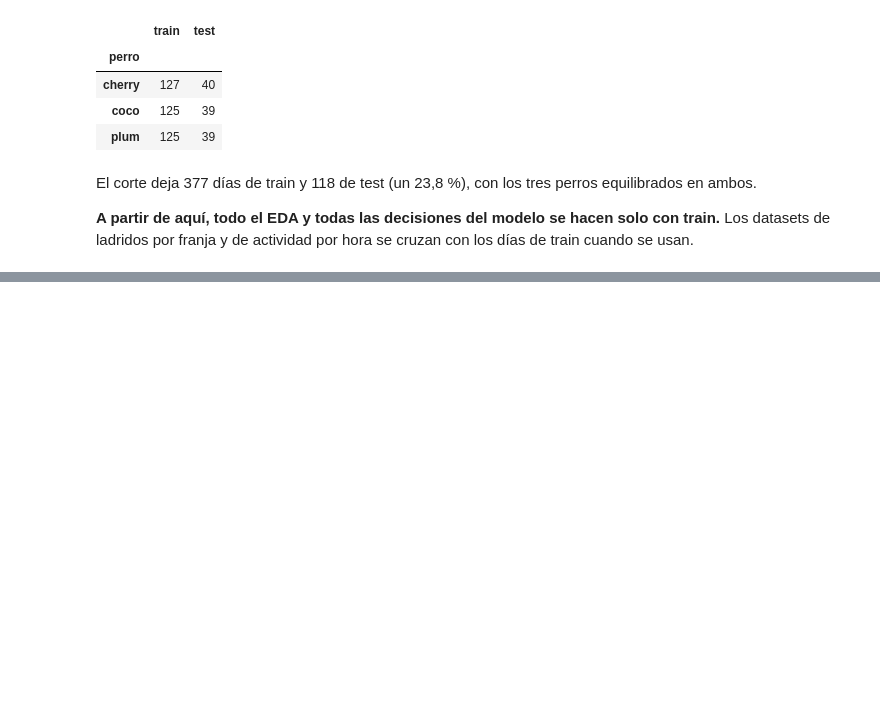
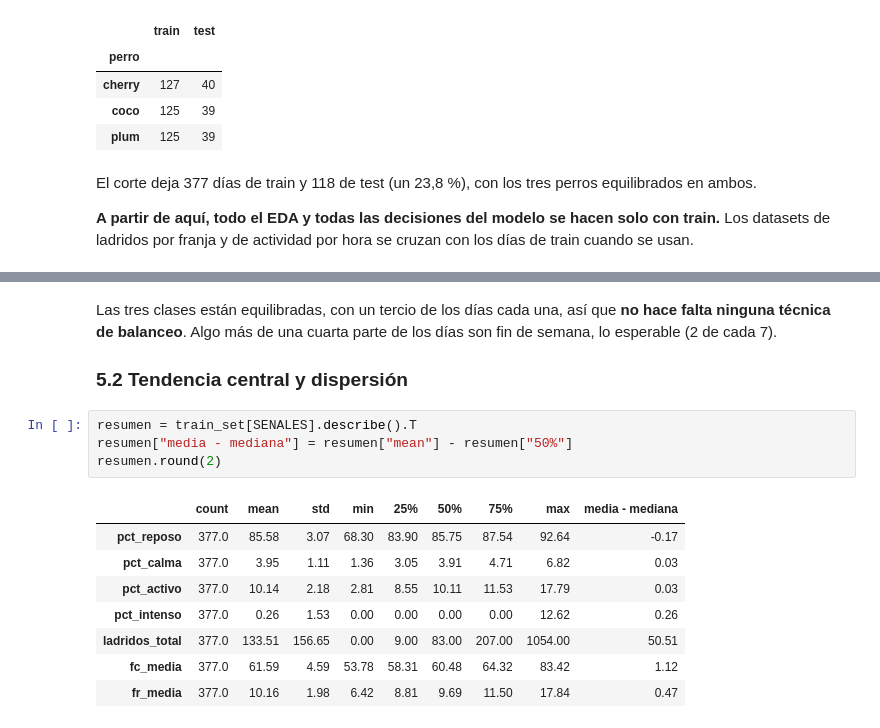
Before and after one commit to claudiavera156/ML_Huella_Conductual, a Jupyter notebook: main.ipynb, the cells around one changed output, grey strips where cells are left out. Cells and saved outputs as stored; diff of their text form; blank space fills up the shorter version.

```diff
--- a/main.ipynb
+++ b/main.ipynb
@@ -321,0 +344,17 @@ El corte deja 377 días de train y 118 de test (un 23,8 %), con los tres perros
+# %% [markdown]
+Las tres clases están equilibradas, con un tercio de los días cada una, así que **no hace falta ninguna técnica de balanceo**. Algo más de una cuarta parte de los días son fin de semana, lo esperable (2 de cada 7).
+
+### 5.2 Tendencia central y dispersión
+# %%
+resumen = train_set[SENALES].describe().T
+resumen["media - mediana"] = resumen["mean"] - resumen["50%"]
+resumen.round(2)
+# %% [output]
+|  | count | mean | std | min | 25% | 50% | 75% | max | media - mediana |
+| pct_reposo | 377.0 | 85.58 | 3.07 | 68.30 | 83.90 | 85.75 | 87.54 | 92.64 | -0.17 |
+| pct_calma | 377.0 | 3.95 | 1.11 | 1.36 | 3.05 | 3.91 | 4.71 | 6.82 | 0.03 |
+| pct_activo | 377.0 | 10.14 | 2.18 | 2.81 | 8.55 | 10.11 | 11.53 | 17.79 | 0.03 |
+| pct_intenso | 377.0 | 0.26 | 1.53 | 0.00 | 0.00 | 0.00 | 0.00 | 12.62 | 0.26 |
+| ladridos_total | 377.0 | 133.51 | 156.65 | 0.00 | 9.00 | 83.00 | 207.00 | 1054.00 | 50.51 |
+| fc_media | 377.0 | 61.59 | 4.59 | 53.78 | 58.31 | 60.48 | 64.32 | 83.42 | 1.12 |
+| fr_media | 377.0 | 10.16 | 1.98 | 6.42 | 8.81 | 9.69 | 11.50 | 17.84 | 0.47 |
```
Also changed, not shown: parts of 15 cells of this notebook.
